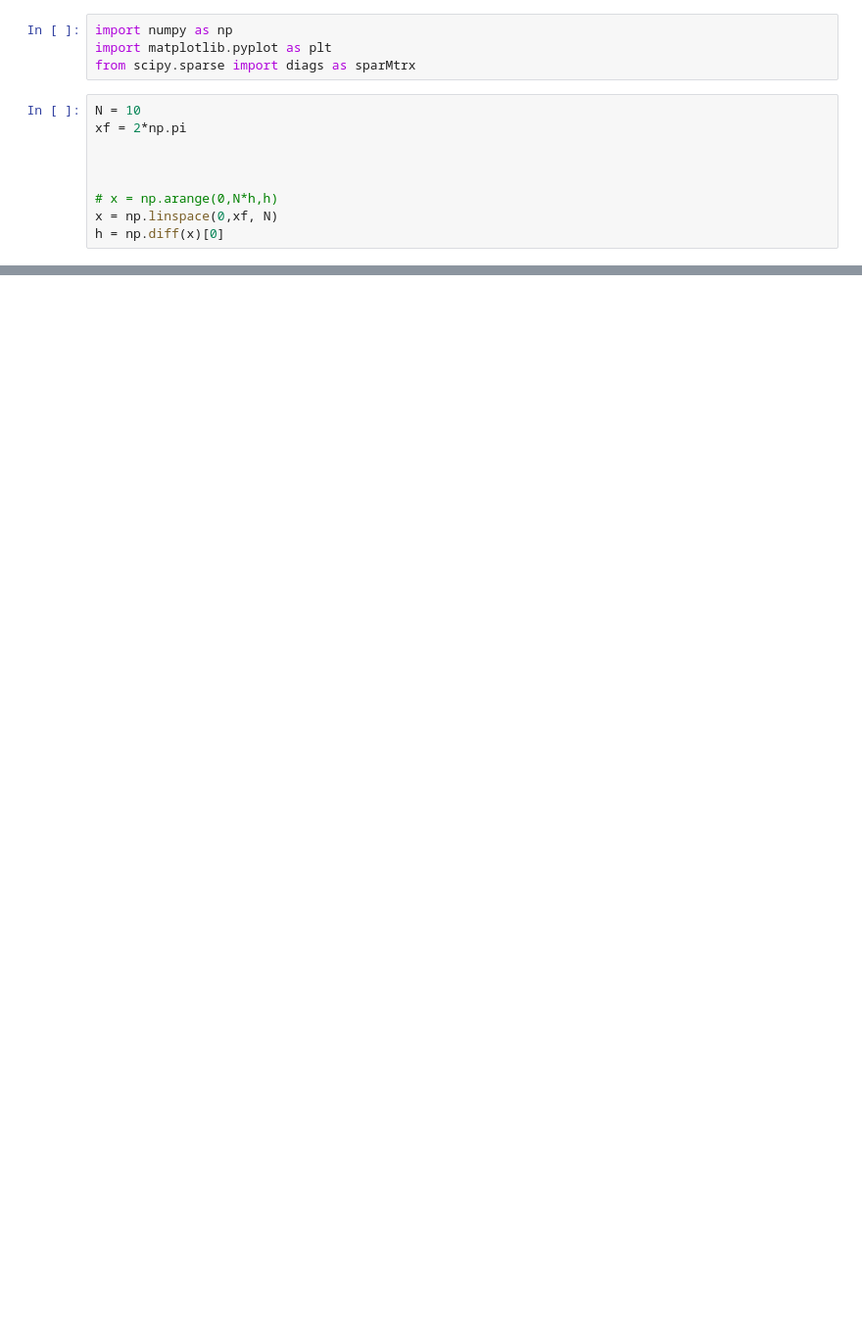
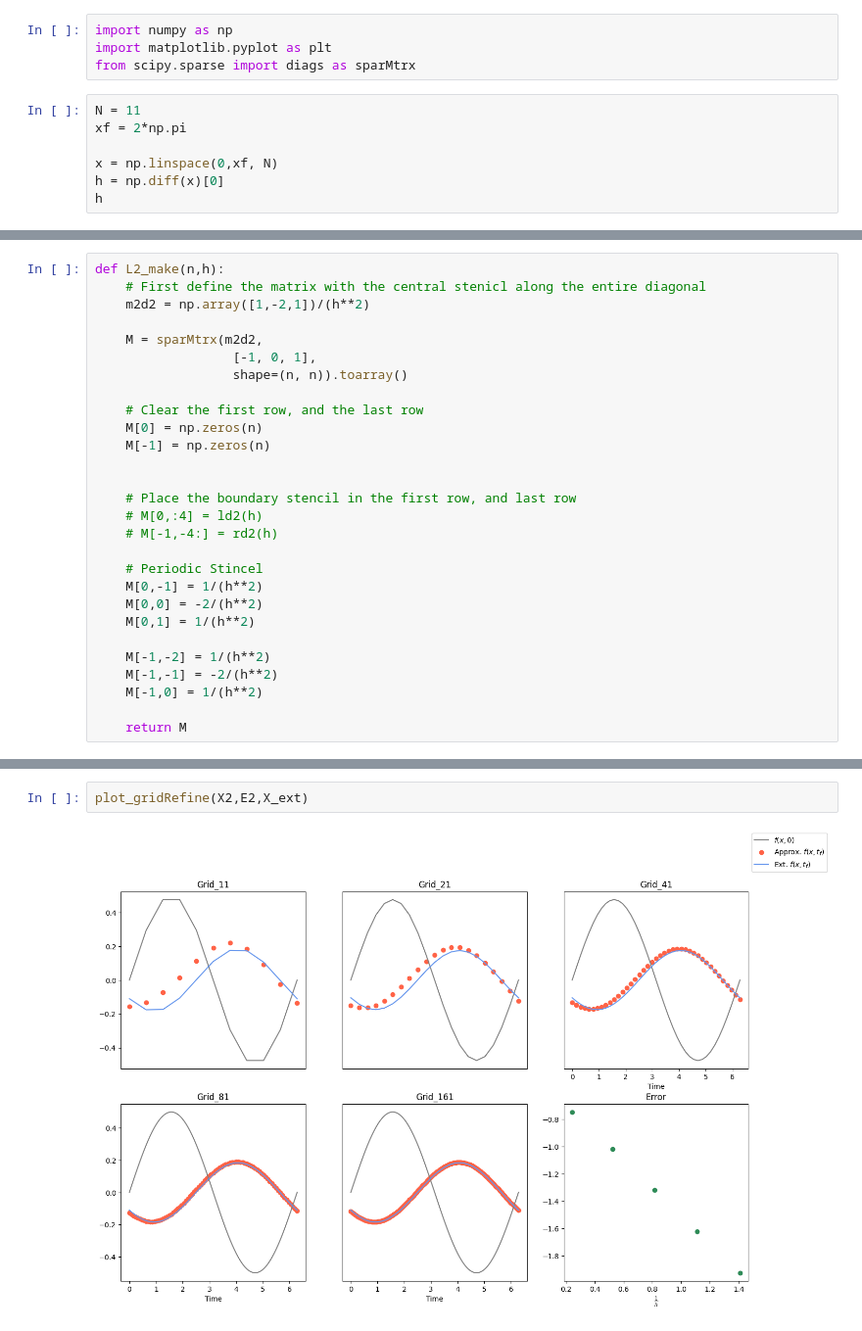
Before and after one commit to michaelStoddard/CFD, a Jupyter notebook: Assignments/HW_2.ipynb, the cells around one changed output, grey strips where cells are left out. Shown at 98% size. Cells and saved outputs as stored; diff of their text form; blank space fills up the shorter version.

```diff
--- a/Assignments/HW_2.ipynb
+++ b/Assignments/HW_2.ipynb
@@ -3,11 +3,9 @@ import numpy as np
 import matplotlib.pyplot as plt
 from scipy.sparse import diags as sparMtrx
 # %%
-N = 10
+N = 11
 xf = 2*np.pi
 
-
-
-# x = np.arange(0,N*h,h)
 x = np.linspace(0,xf, N)
 h = np.diff(x)[0]
+h
@@ -189,0 +235,28 @@ ValueError: could not broadcast input array from shape (10,) into shape (3,3)
+# %%
+def L2_make(n,h):
+    # First define the matrix with the central stenicl along the entire diagonal
+    m2d2 = np.array([1,-2,1])/(h**2)
+
+    M = sparMtrx(m2d2,
+                  [-1, 0, 1],
+                  shape=(n, n)).toarray()
+
+    # Clear the first row, and the last row
+    M[0] = np.zeros(n)
+    M[-1] = np.zeros(n)
+
+
+    # Place the boundary stencil in the first row, and last row
+    # M[0,:4] = ld2(h)
+    # M[-1,-4:] = rd2(h)
+
+    # Periodic Stincel
+    M[0,-1] = 1/(h**2)
+    M[0,0] = -2/(h**2)
+    M[0,1] = 1/(h**2)
+
+    M[-1,-2] = 1/(h**2)
+    M[-1,-1] = -2/(h**2)
+    M[-1,0] = 1/(h**2)
+
+    return M
@@ -189,0 +502,4 @@ ValueError: could not broadcast input array from shape (10,) into shape (3,3)
+# %%
+plot_gridRefine(X2,E2,X_ext)
+# %% [output]
+[figure, added]
```
Also changed, not shown: parts of 54 cells of this notebook.
